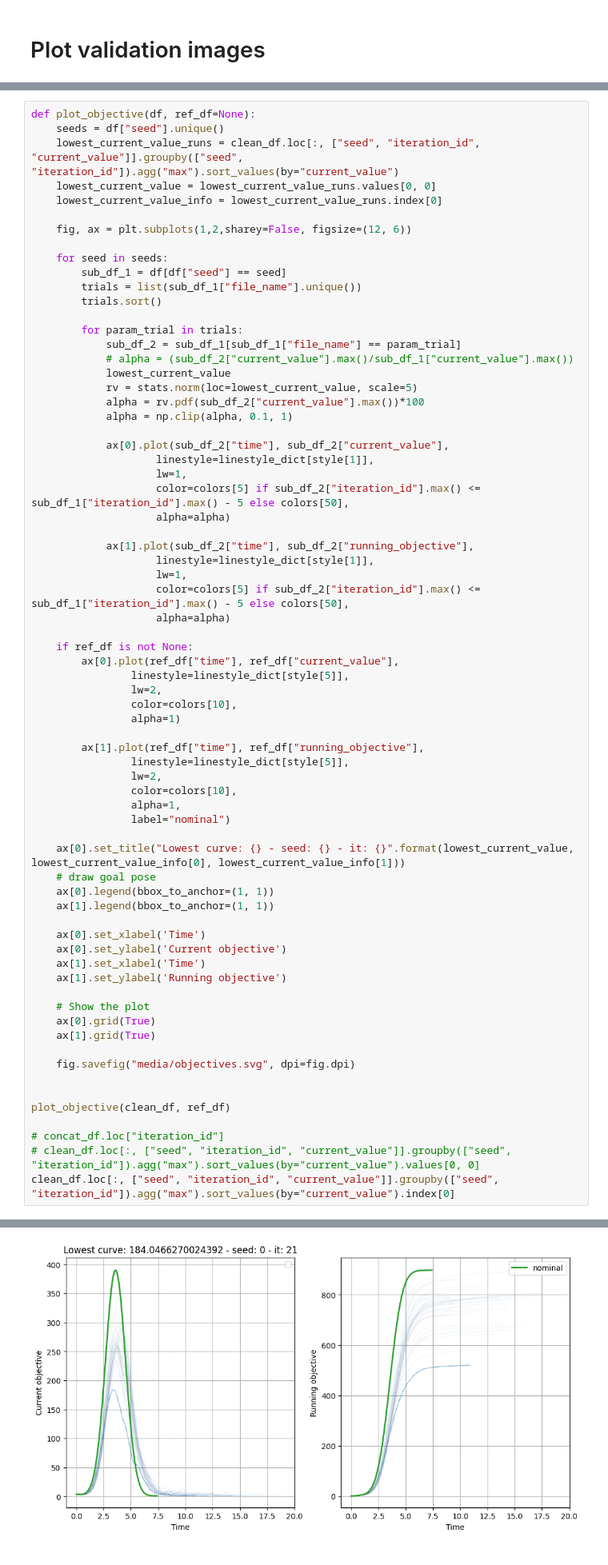
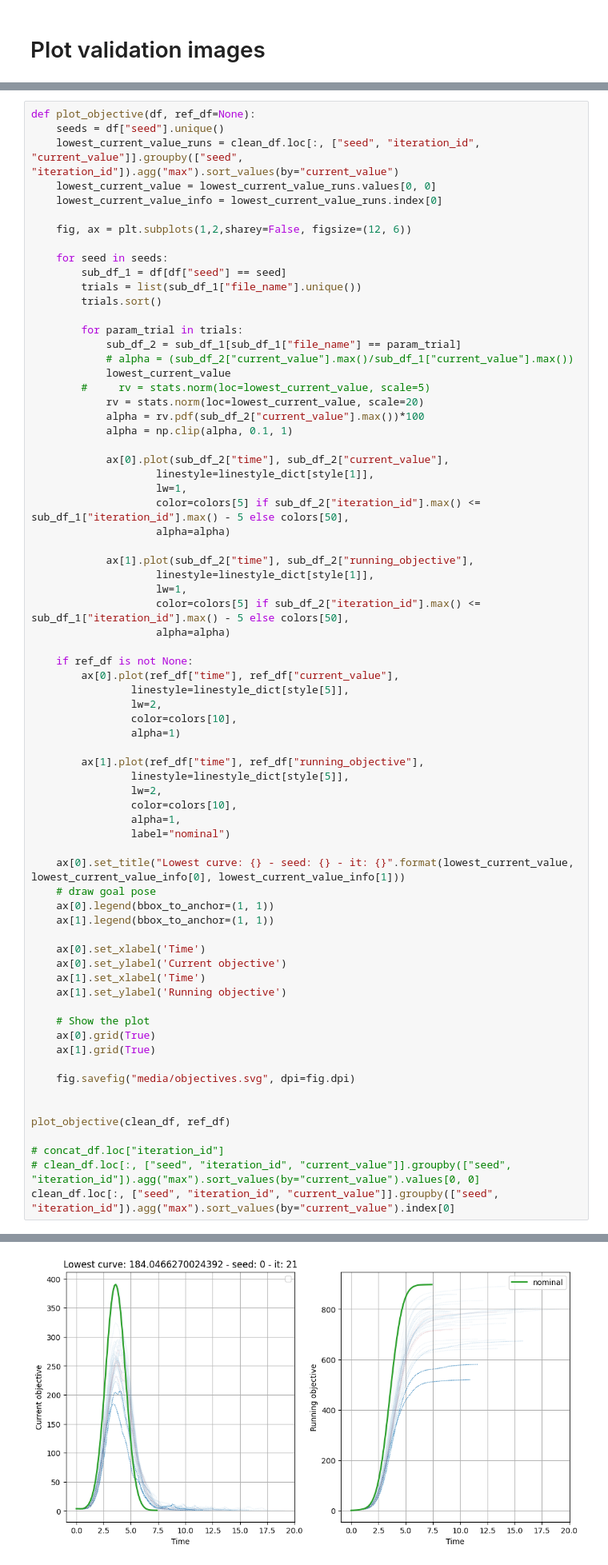
Before and after one commit to thd-research/regelum-playground, a Jupyter notebook: load_historical_data.ipynb, the cells around one changed output, grey strips where cells are left out. Shown: that part at 80% size. Drawn from its saved outputs; the diff is of its cells as text.

```diff
--- a/load_historical_data.ipynb
+++ b/load_historical_data.ipynb
@@ -250,7 +250,8 @@ def plot_objective(df, ref_df=None):
             sub_df_2 = sub_df_1[sub_df_1["file_name"] == param_trial]
             # alpha = (sub_df_2["current_value"].max()/sub_df_1["current_value"].max())
             lowest_current_value
-            rv = stats.norm(loc=lowest_current_value, scale=5)
+        #     rv = stats.norm(loc=lowest_current_value, scale=5)
+            rv = stats.norm(loc=lowest_current_value, scale=20)
             alpha = rv.pdf(sub_df_2["current_value"].max())*100
             alpha = np.clip(alpha, 0.1, 1)
 
@@ -278,34 +279,34 @@ def plot_objective(df, ref_df=None):
                 lw=2,
                 color=colors[10],
                 alpha=1,
                 label="nominal")
 
     ax[0].set_title("Lowest curve: {} - seed: {} - it: {}".format(lowest_current_value, lowest_current_value_info[0], lowest_current_value_info[1]))
     # draw goal pose
     ax[0].legend(bbox_to_anchor=(1, 1))
     ax[1].legend(bbox_to_anchor=(1, 1))
 
     ax[0].set_xlabel('Time')
     ax[0].set_ylabel('Current objective')
     ax[1].set_xlabel('Time')
     ax[1].set_ylabel('Running objective')
 
     # Show the plot
     ax[0].grid(True)
     ax[1].grid(True)
 
     fig.savefig("media/objectives.svg", dpi=fig.dpi)
 
 
 plot_objective(clean_df, ref_df)
 
 # concat_df.loc["iteration_id"]
 # clean_df.loc[:, ["seed", "iteration_id", "current_value"]].groupby(["seed", "iteration_id"]).agg("max").sort_values(by="current_value").values[0, 0]
 clean_df.loc[:, ["seed", "iteration_id", "current_value"]].groupby(["seed", "iteration_id"]).agg("max").sort_values(by="current_value").index[0]
 # %% [output]
 No artists with labels found to put in legend.  Note that artists whose label start with an underscore are ignored when legend() is called with no argument.
 ('0', 21)
-[figure, old version]
+[figure, new version]
 # %%
 plot_objective(clean_df, ref_df)
 # %% [output]
```
Also changed, not shown: parts of 4 cells of this notebook, 2 other files.
